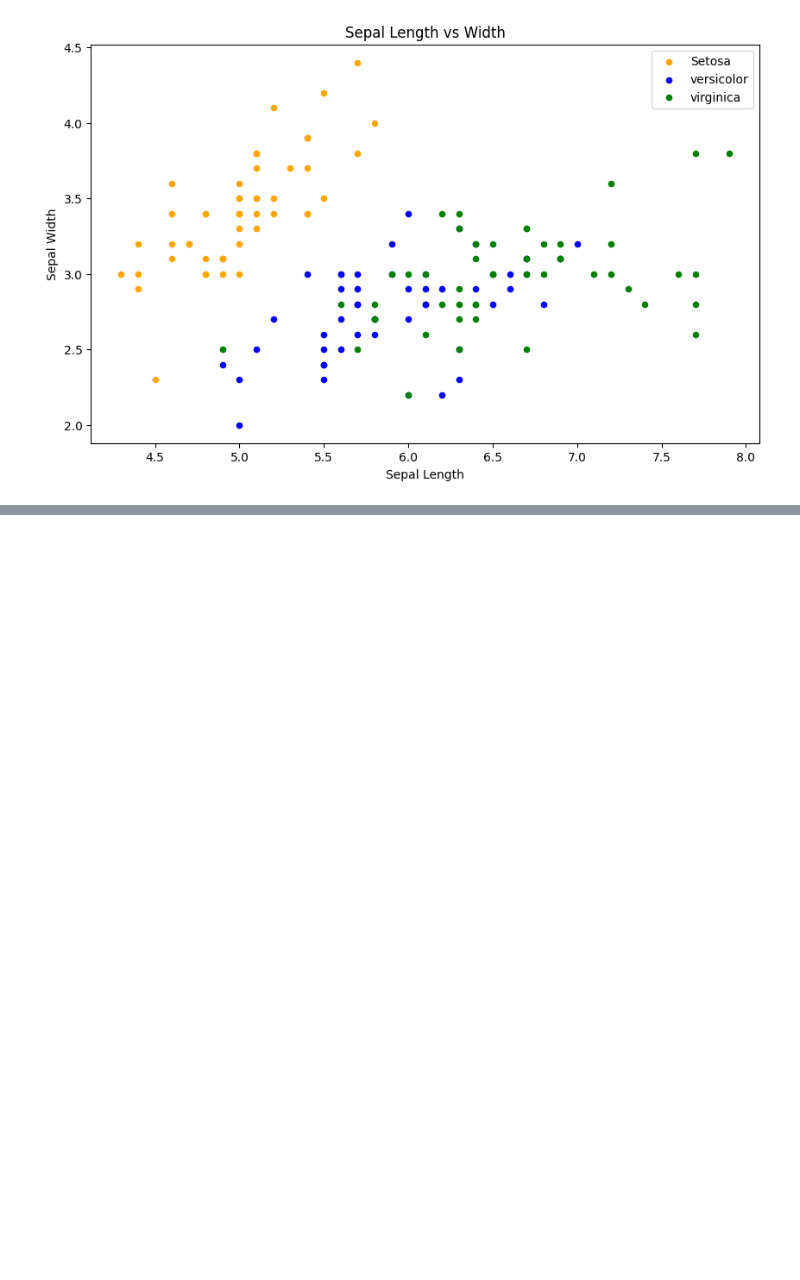
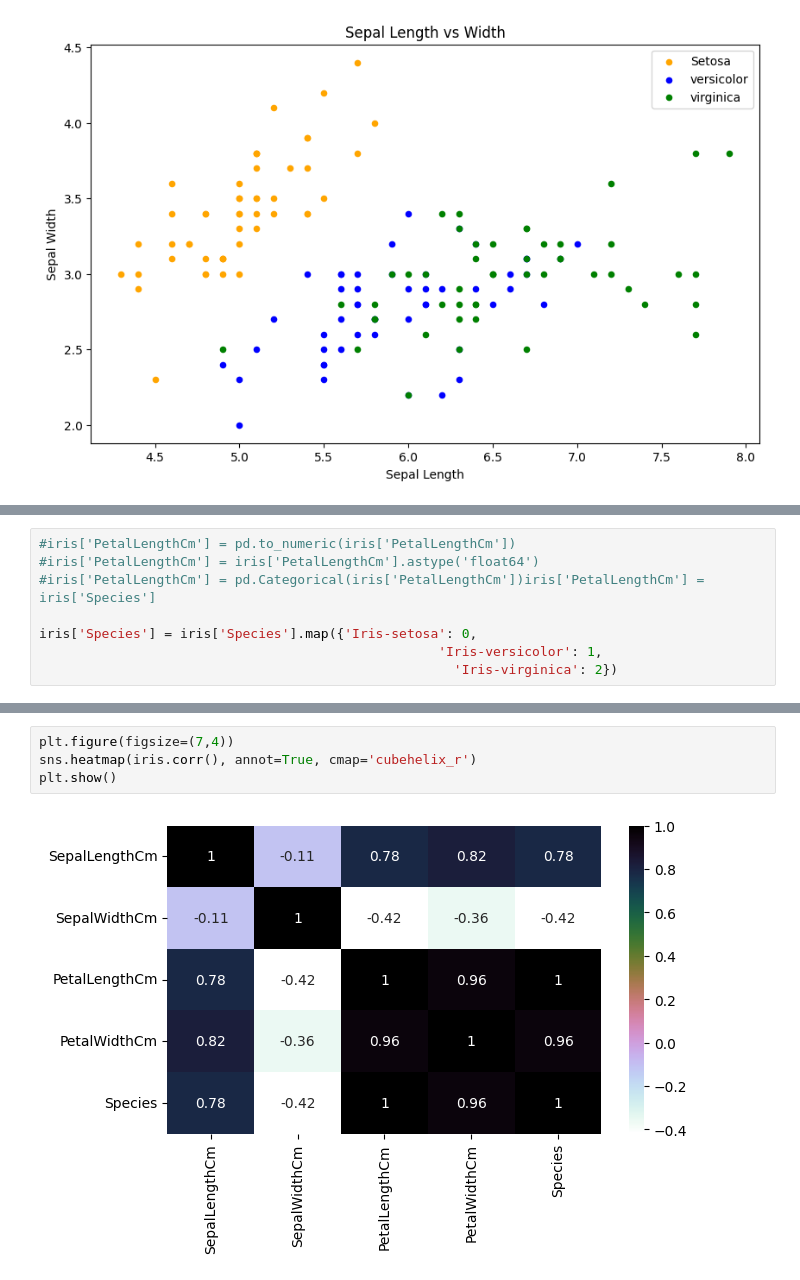
Before and after one commit to EmreUludag0/IrisFlower, a Jupyter notebook: DataSet.ipynb, the cells around one changed output, grey strips where cells are left out. Saved outputs shown, nothing was run; the diff lists cells and outputs as text; blank space fills up the shorter version.

```diff
--- a/DataSet.ipynb
+++ b/DataSet.ipynb
@@ -26,0 +70,8 @@ plt.show()
+# %%
+#iris['PetalLengthCm'] = pd.to_numeric(iris['PetalLengthCm'])
+#iris['PetalLengthCm'] = iris['PetalLengthCm'].astype('float64')
+#iris['PetalLengthCm'] = pd.Categorical(iris['PetalLengthCm'])iris['PetalLengthCm'] = iris['Species']
+
+iris['Species'] = iris['Species'].map({'Iris-setosa': 0,
+                                                   'Iris-versicolor': 1,
+                                                     'Iris-virginica': 2})
@@ -26,0 +95,6 @@ plt.show()
+# %%
+plt.figure(figsize=(7,4))
+sns.heatmap(iris.corr(), annot=True, cmap='cubehelix_r')
+plt.show()
+# %% [output]
+[figure, added]
```
Also changed, not shown: parts of 18 cells of this notebook.
